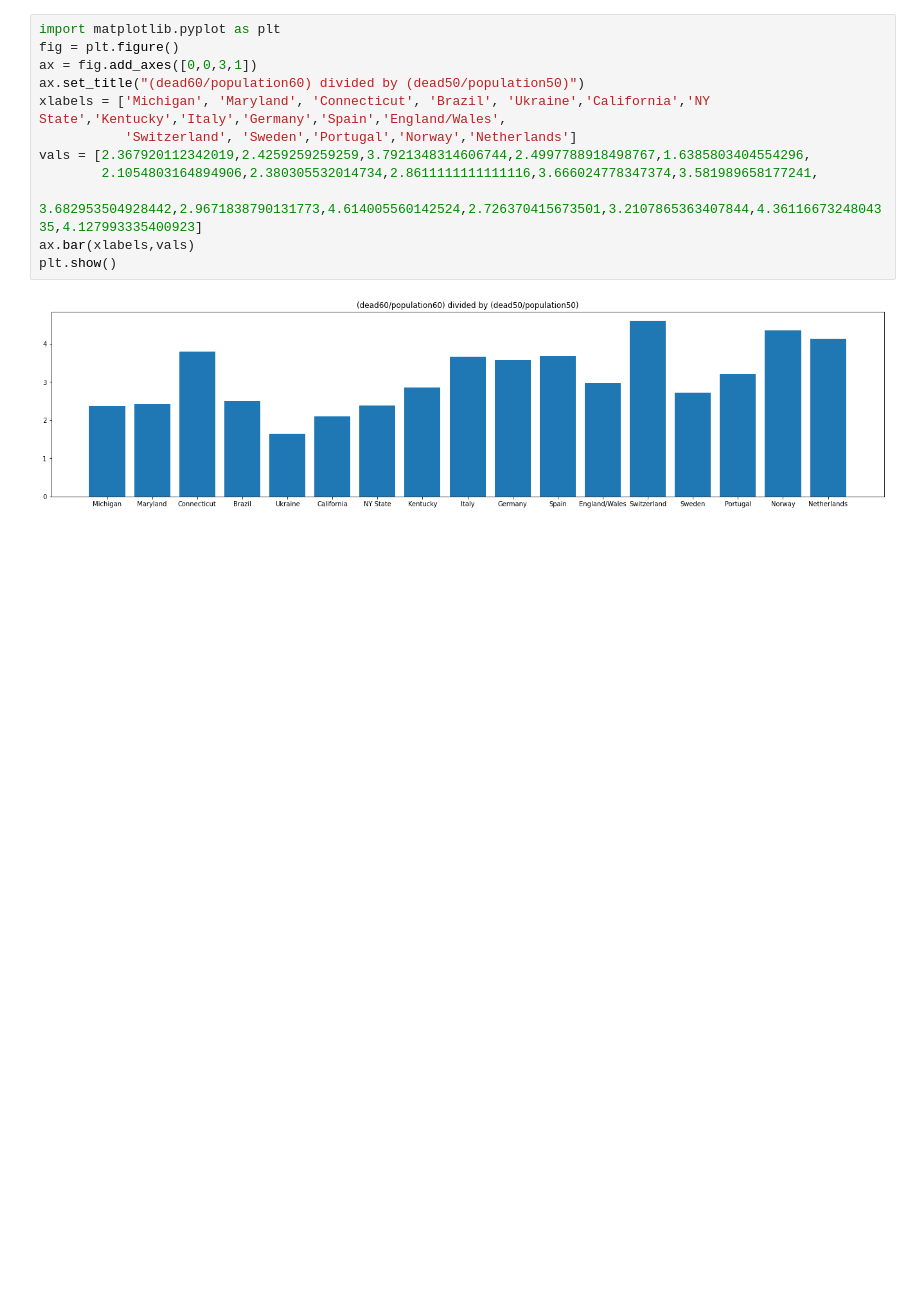
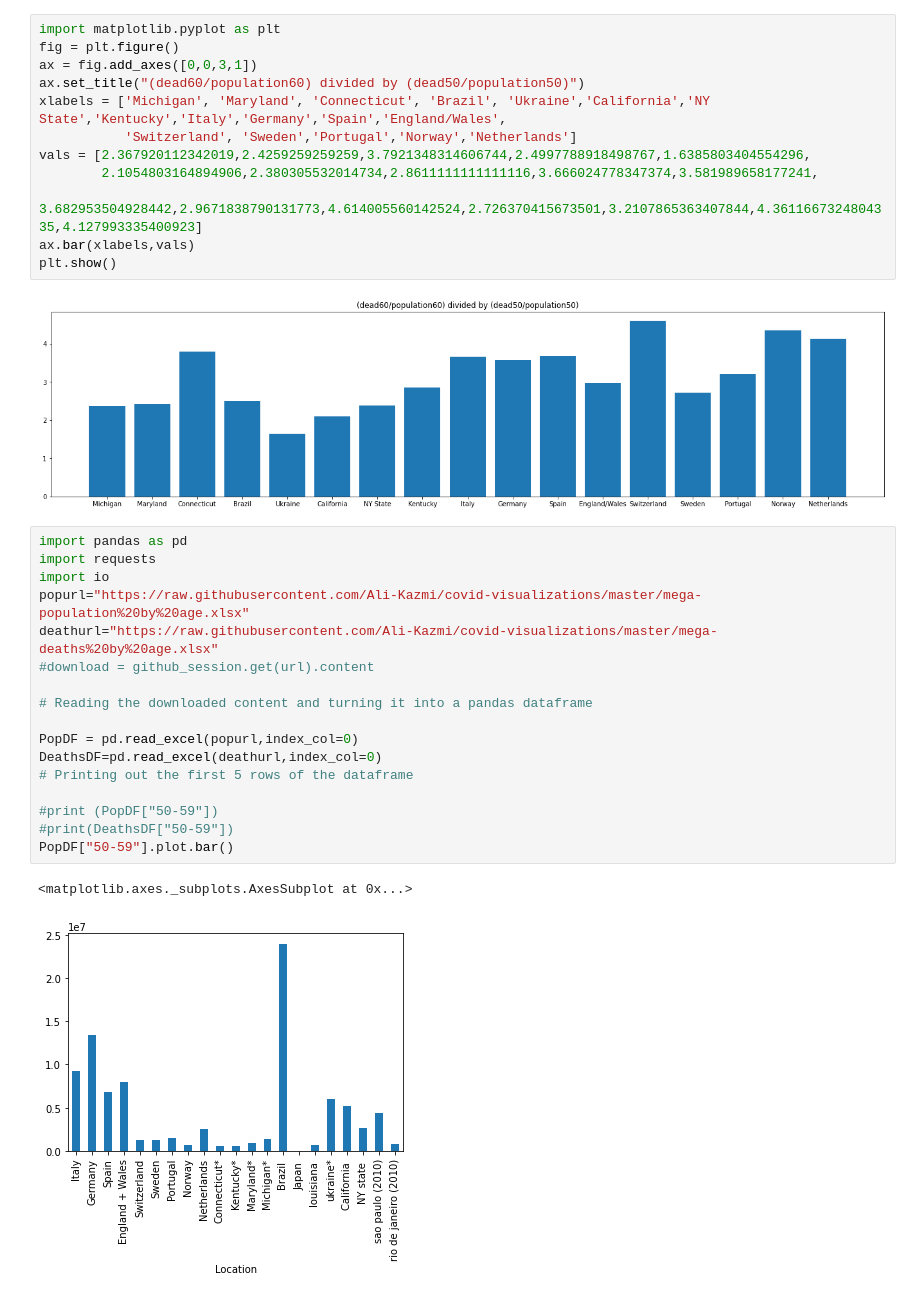
Before and after one commit to Ali-Kazmi/covid-visualizations, a Jupyter notebook: vis.ipynb, the cells around one changed output. Saved outputs shown, nothing was run; the diff lists cells and outputs as text; blank space fills up the shorter version.

Commit message:
linked github files in excel to new dataframe for ease of use

```diff
--- a/vis.ipynb
+++ b/vis.ipynb
@@ -480,3 +480,23 @@ ax.bar(xlabels,vals)
 plt.show()
 # %% [output]
 [figure]
+# %%
+import pandas as pd
+import requests
+import io
+popurl="https://raw.githubusercontent.com/Ali-Kazmi/covid-visualizations/master/mega-population%20by%20age.xlsx"
+deathurl="https://raw.githubusercontent.com/Ali-Kazmi/covid-visualizations/master/mega-deaths%20by%20age.xlsx"
+#download = github_session.get(url).content
+
+# Reading the downloaded content and turning it into a pandas dataframe
+
+PopDF = pd.read_excel(popurl,index_col=0)
+DeathsDF=pd.read_excel(deathurl,index_col=0)
+# Printing out the first 5 rows of the dataframe
+
+#print (PopDF["50-59"])
+#print(DeathsDF["50-59"])
+PopDF["50-59"].plot.bar()
+# %% [output]
+<matplotlib.axes._subplots.AxesSubplot at 0x...>
+[figure, added]
```
